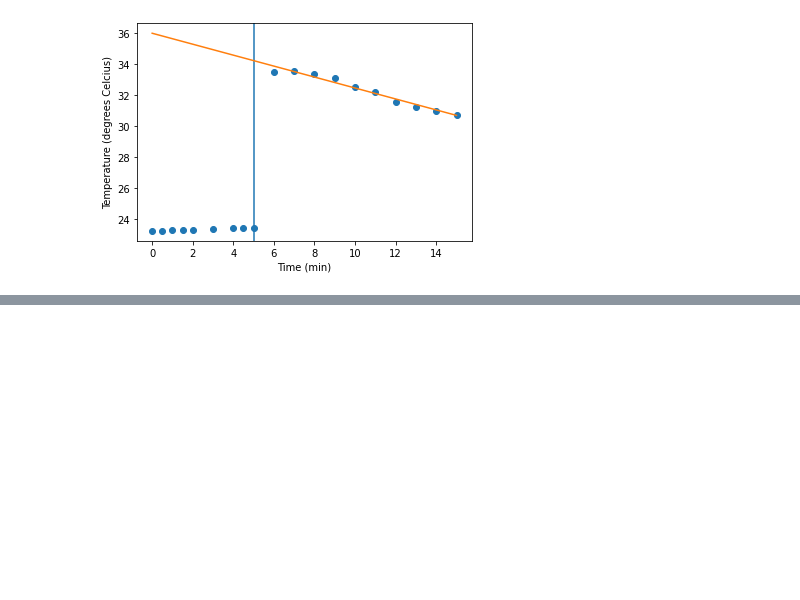
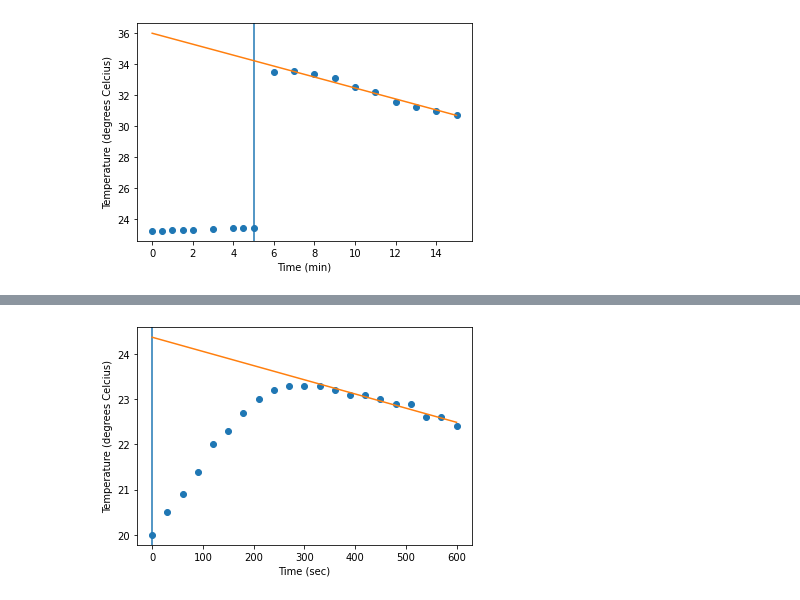
Before and after one commit to anyuan-chen/school-notebooks, a Jupyter notebook: chem.ipynb, the cells around one changed output, grey strips where cells are left out. Cells and saved outputs as stored; diff of their text form; code cells hidden in the pictures; blank space fills up the shorter version.

```diff
--- a/chem.ipynb
+++ b/chem.ipynb
@@ -37,0 +61,27 @@ plt.show()
+# %%
+
+r1 = np.array([20.0, 20.5, 20.9, 21.4, 22.0, 22.3, 22.7,23,23.2,23.3,23.3,23.3,23.2,23.1,23.1,23.0,22.9,22.9,22.6,22.6,22.4])
+
+
+
+import numpy as np
+import matplotlib.pyplot as plt
+
+time = np.array([]);
+for x in range(0,21):
+    time = np.append(time, x * 30)
+plt.plot(time, r1, 'o');
+plt.axvline(x=0)
+
+m, b = np.polyfit(time[11:], r1[11:], 1)
+plt.plot(time, m * time + b )
+
+
+#print(m * 5 + b)
+
+plt.xlabel('Time (sec)')
+plt.ylabel('Temperature (degrees Celcius)')
+
+plt.show()
+# %% [output]
+[figure, added]
```
Also changed, not shown: parts of 2 cells of this notebook.
